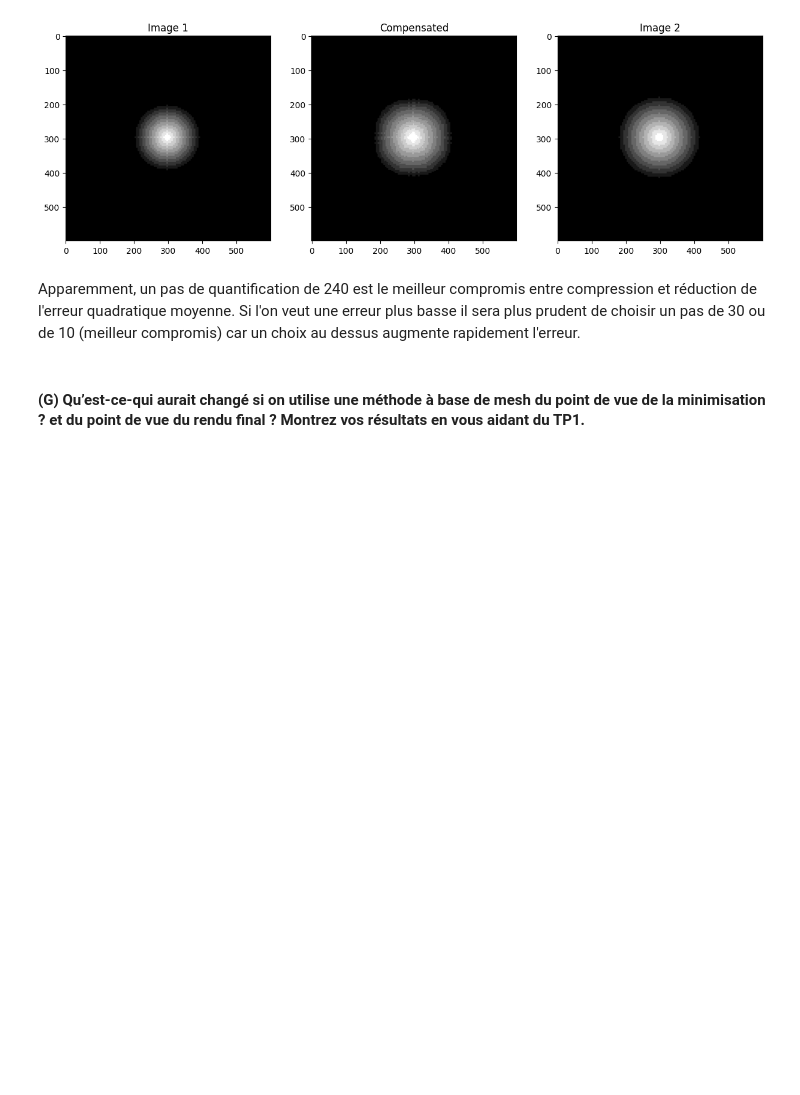
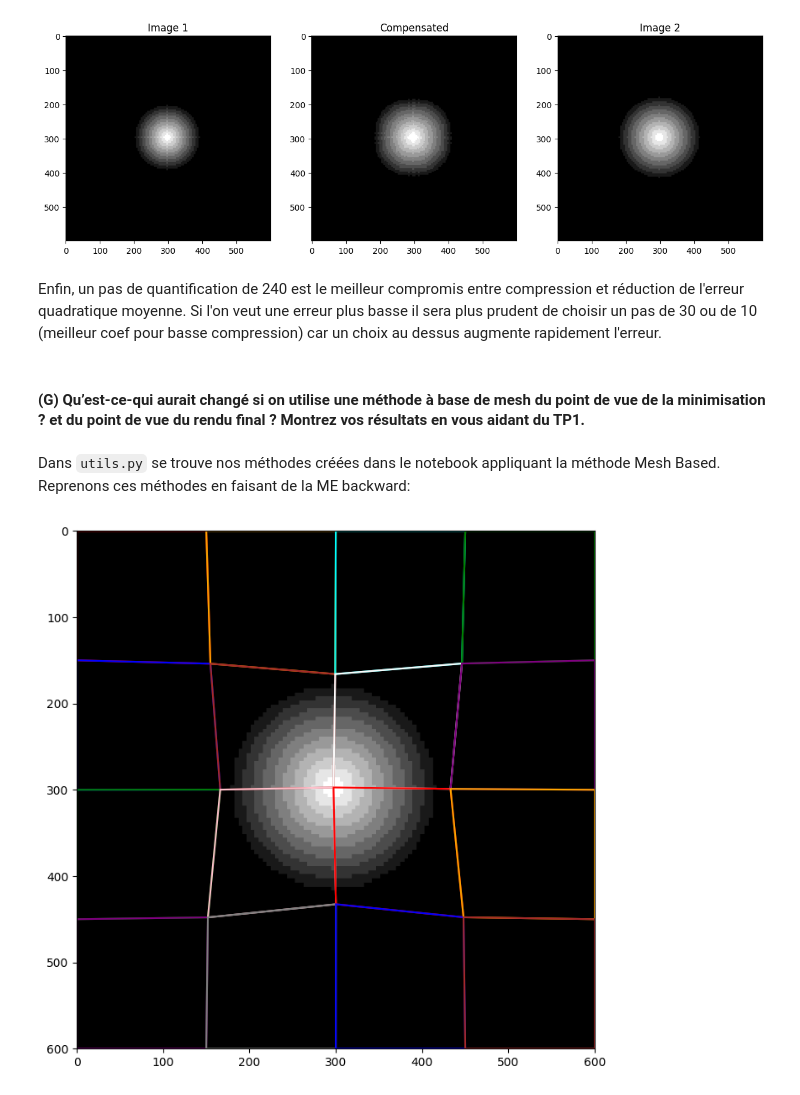
Before and after one commit to Coartix/VIdeoProcessing, a Jupyter notebook: Motion Compensation.ipynb, the cells around one changed output. Saved outputs shown, nothing was run; the diff lists cells and outputs as text; code cells hidden in the pictures; blank space fills up the shorter version.

```diff
--- a/Motion Compensation.ipynb
+++ b/Motion Compensation.ipynb
@@ -329,6 +331,27 @@ Best MSE: 1.7294972222222222 Best step: 170 Coef: 170.7039505771419
 Best MSE: 1.8876194444444445 Best step: 240 Coef: 442.69552385636973
 [figure]
 # %% [markdown]
-Apparemment, un pas de quantification de 240 est le meilleur compromis entre compression et réduction de l'erreur quadratique moyenne. Si l'on veut une erreur plus basse il sera plus prudent de choisir un pas de 30 ou de 10 (meilleur compromis) car un choix au dessus augmente rapidement l'erreur.
+Enfin, un pas de quantification de 240 est le meilleur compromis entre compression et réduction de l'erreur quadratique moyenne. Si l'on veut une erreur plus basse il sera plus prudent de choisir un pas de 30 ou de 10 (meilleur coef pour basse compression) car un choix au dessus augmente rapidement l'erreur.
 # %% [markdown]
 #### (G) Qu’est-ce-qui aurait changé si on utilise une méthode à base de mesh du point de vue de la minimisation ? et du point de vue du rendu final ? Montrez vos résultats en vous aidant du TP1.
+# %% [markdown]
+Dans `utils.py` se trouve nos méthodes créées dans le notebook appliquant la méthode Mesh Based. Reprenons ces méthodes en faisant de la ME backward:
+# %%
+allNodes = getNodesDisplacement(img2.grayImage, img1.grayImage)
+
+# Create a figure and axis object
+fig, ax = plt.subplots(1, figsize=(8, 8))
+ax.imshow(img2.grayImage, cmap='gray')
+
+# Plot the polygons
+for i in range(len(allNodes)):
+    node = plt.Polygon(allNodes[i], fill=False, edgecolor=colors[i % len(colors)], linewidth=1.5)
+    ax.add_patch(node)
+
+# Set the limits of the plot
+ax.set_xlim(0, img2.width)
+ax.set_ylim(img2.height, 0)
+
+plt.show()
+# %% [output]
+[figure, added]
```
Also changed, not shown: parts of 3 cells of this notebook, 2 other files.
